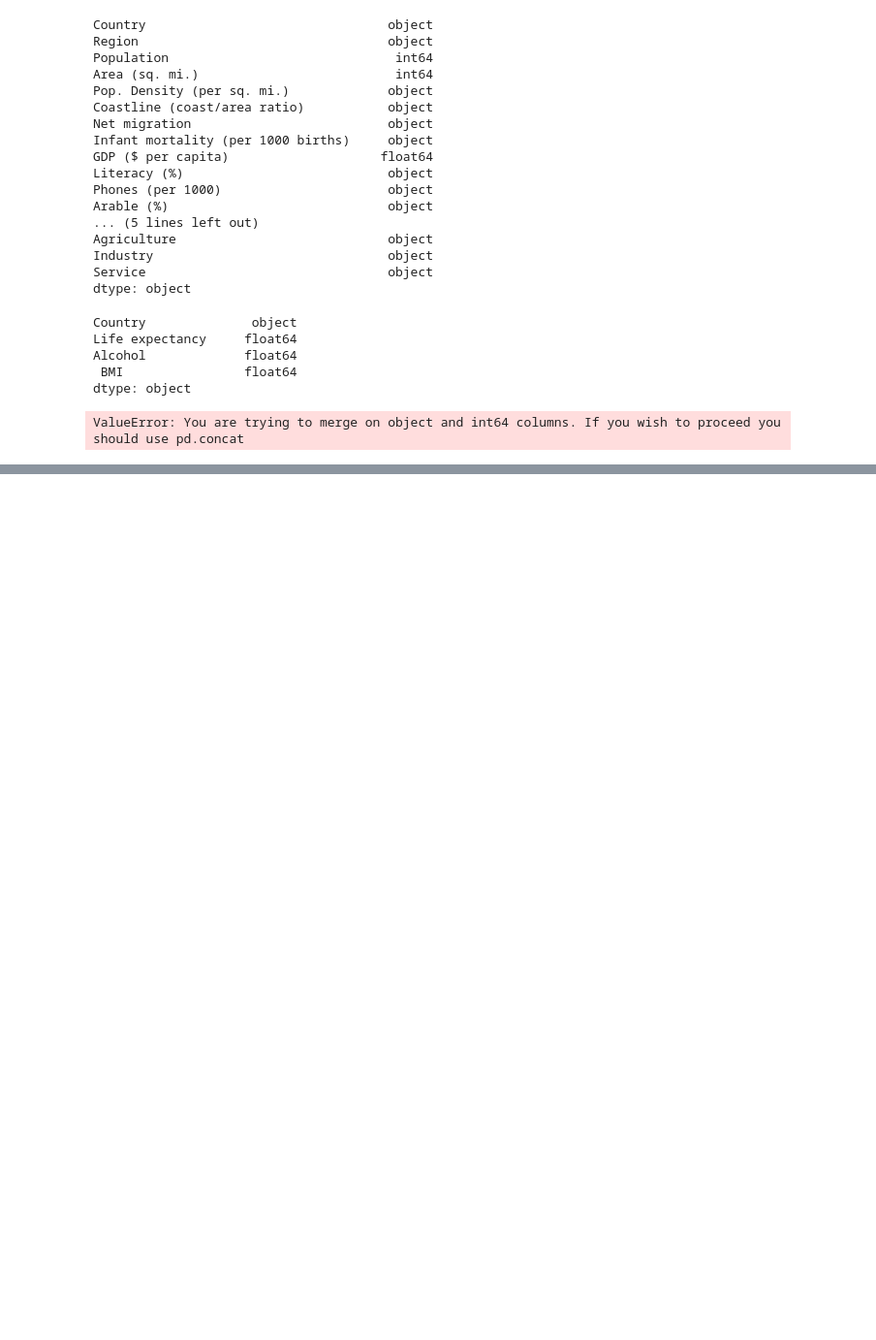
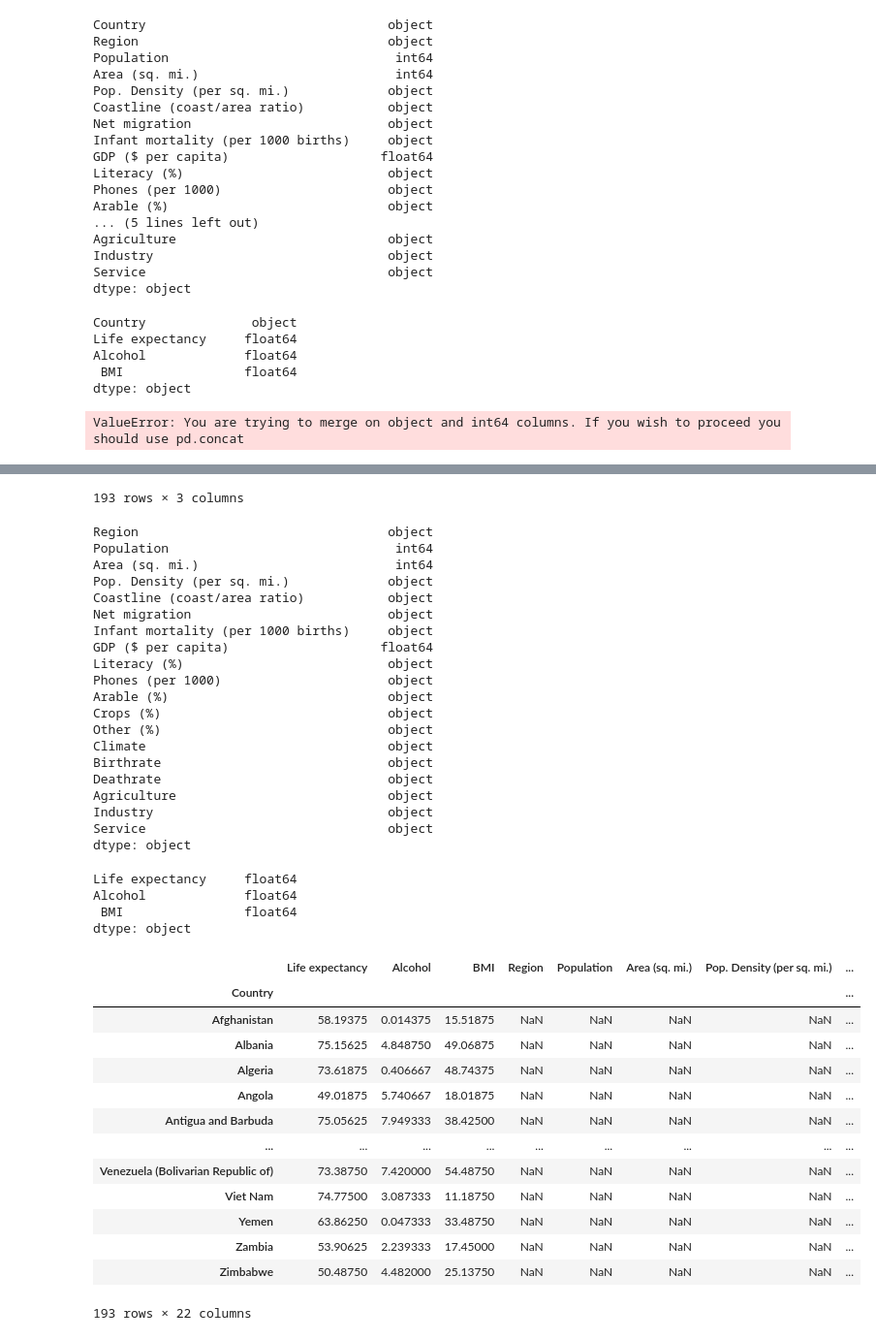
Before and after one commit to ymahlau/big_data_project, a Jupyter notebook: A Sketch-based Index for Correlated Dataset Search.ipynb, the cells around one changed output, grey strips where cells are left out. Shown at 97% size. Drawn from its saved outputs; the diff is of its cells as text; code cells hidden in the pictures; blank space fills up the shorter version.

Commit message:
join 2.0

```diff
--- a/A Sketch-based Index for Correlated Dataset Search.ipynb
+++ b/A Sketch-based Index for Correlated Dataset Search.ipynb
@@ -656,3 +656,44 @@ Alcohol             float64
  BMI                float64
 dtype: object
 ValueError: You are trying to merge on object and int64 columns. If you wish to proceed you should use pd.concat
+# %%
+import pandas as pd
+df = pd.read_csv('data/Life_Expectancy_Data.csv', sep=';')
+df['Country'] = df['Country'].str.strip()
+df = df.groupby(['Country']).mean().reset_index(level=0)
+df_small = df[['Country','Life expectancy ', 'Alcohol', ' BMI ']]
+df_small
+
+
+df2 = pd.read_csv('data/countries_of_the_world.csv')
+display(df2)
+#display(df2['Country'])
+#display(df_small['Country'])
+#dfx = df2[['Country']].join(df_small[['Country']], lsuffix='_who', rsuffix='_kaggle')
+#dfx
+#df_merge = pd.merge(df_small, df2, on='Country',  how='left')
+#df_merge
+
+df2 = df2.astype({'Country': 'string'})
+df_small = df_small.astype({'Country': 'string'})
+
+df2 = df2.set_index('Country')
+display(df2)
+df_small = df_small.set_index('Country')
+display(df_small)
+
+#df_obj = df2.select_dtypes(['object'])
+#df2[df_obj.columns] = df_obj.apply(lambda x: x.str.strip())
+
+#df_obj = df_small.select_dtypes(['object'])
+#df_small[df_obj.columns] = df_obj.apply(lambda x: x.str.strip())
+
+
+
+display(df2.dtypes)
+display(df_small.dtypes)
+#display(df2['Country'])
+#display(df_small['Country'])
+df_join = df_small.join(df2, lsuffix='_who', rsuffix='_kaggle')
+df_join
+# %% [output]
@@ -658,0 +740,39 @@ ValueError: You are trying to merge on object and int64 columns. If you wish to
+193 rows × 3 columns
+Region                                 object
+Population                              int64
+Area (sq. mi.)                          int64
+Pop. Density (per sq. mi.)             object
+Coastline (coast/area ratio)           object
+Net migration                          object
+Infant mortality (per 1000 births)     object
+GDP ($ per capita)                    float64
+Literacy (%)                           object
+Phones (per 1000)                      object
+Arable (%)                             object
+Crops (%)                              object
+Other (%)                              object
+Climate                                object
+Birthrate                              object
+Deathrate                              object
+Agriculture                            object
+Industry                               object
+Service                                object
+dtype: object
+Life expectancy     float64
+Alcohol             float64
+ BMI                float64
+dtype: object
+|  | Life expectancy | Alcohol | BMI | Region | Population | Area (sq. mi.) | Pop. Density (per sq. mi.) | ... |
+| Country |  |  |  |  |  |  |  | ... |
+| Afghanistan | 58.19375 | 0.014375 | 15.51875 | NaN | NaN | NaN | NaN | ... |
+| Albania | 75.15625 | 4.848750 | 49.06875 | NaN | NaN | NaN | NaN | ... |
+| Algeria | 73.61875 | 0.406667 | 48.74375 | NaN | NaN | NaN | NaN | ... |
+| Angola | 49.01875 | 5.740667 | 18.01875 | NaN | NaN | NaN | NaN | ... |
+| Antigua and Barbuda | 75.05625 | 7.949333 | 38.42500 | NaN | NaN | NaN | NaN | ... |
+| ... | ... | ... | ... | ... | ... | ... | ... | ... |
+| Venezuela (Bolivarian Republic of) | 73.38750 | 7.420000 | 54.48750 | NaN | NaN | NaN | NaN | ... |
+| Viet Nam | 74.77500 | 3.087333 | 11.18750 | NaN | NaN | NaN | NaN | ... |
+| Yemen | 63.86250 | 0.047333 | 33.48750 | NaN | NaN | NaN | NaN | ... |
+| Zambia | 53.90625 | 2.239333 | 17.45000 | NaN | NaN | NaN | NaN | ... |
+| Zimbabwe | 50.48750 | 4.482000 | 25.13750 | NaN | NaN | NaN | NaN | ... |
+193 rows × 22 columns
```
Also changed, not shown: parts of 1 cell of this notebook.
